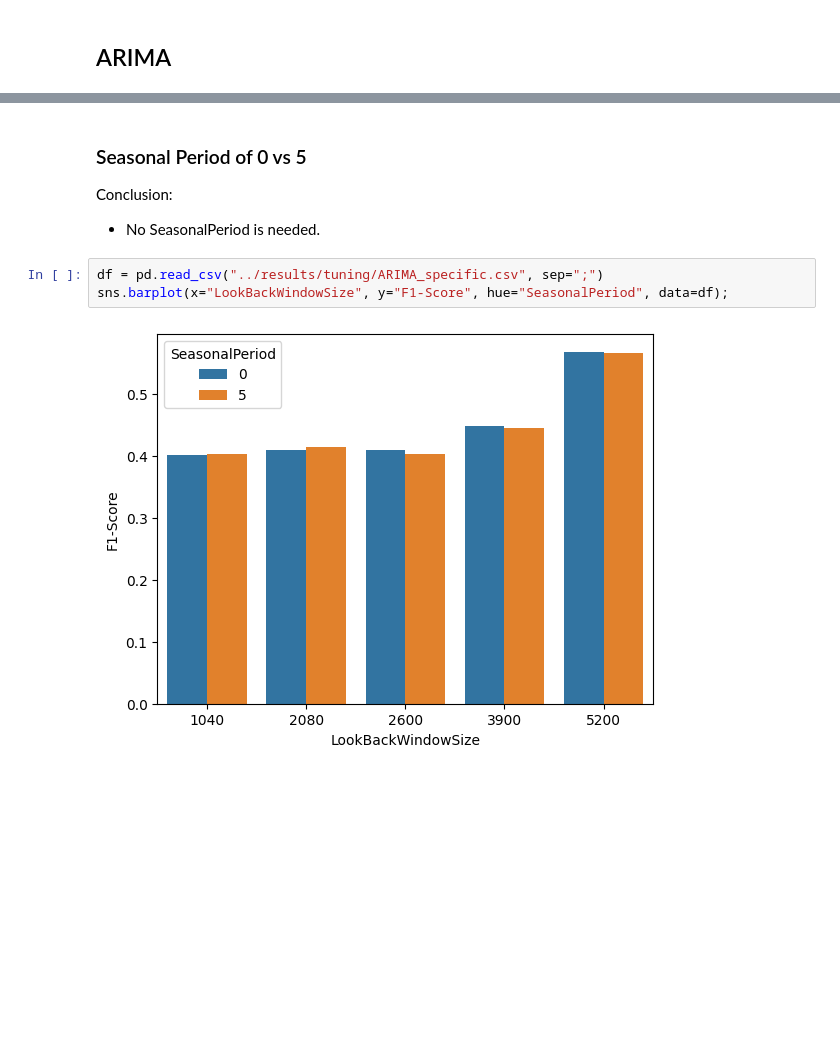
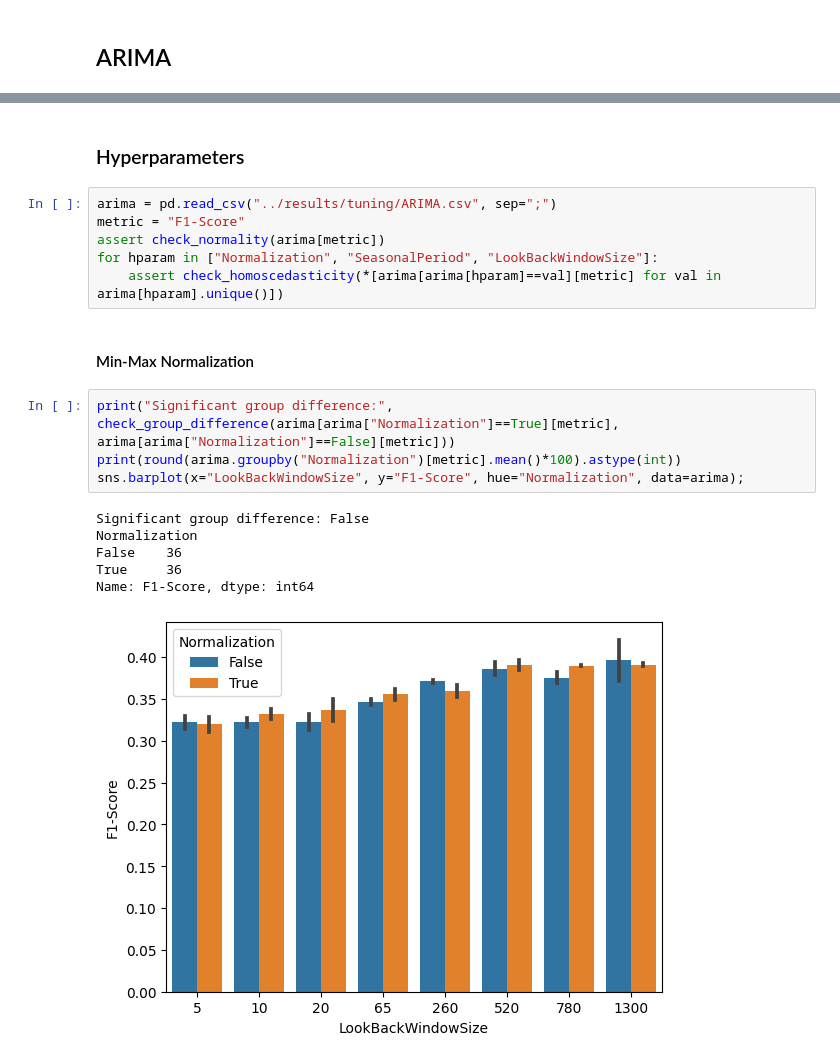
Before and after one commit to domreichl/trading-ml, a Jupyter notebook: notebooks/hypertuning_analysis_arima.ipynb, the cells around one changed output, grey strips where cells are left out. Drawn from its saved outputs; the diff is of its cells as text; blank space fills up the shorter version.

Commit message:
optionalize data normalization; retune ARIMA; add utils for statistical tests; finalize hypertuning_analysis_arima notebook

```diff
--- a/notebooks/hypertuning_analysis_arima.ipynb
+++ b/notebooks/hypertuning_analysis_arima.ipynb
@@ -76,10 +43,21 @@ Name: F1-Score, dtype: int64
-# %% [markdown]
-### Seasonal Period of 0 vs 5
-
-Conclusion:
-- No SeasonalPeriod is needed.
-# %%
-df = pd.read_csv("../results/tuning/ARIMA_specific.csv", sep=";")
-sns.barplot(x="LookBackWindowSize", y="F1-Score", hue="SeasonalPeriod", data=df);
-# %% [output]
-[figure, removed]
+# %% [markdown]
+### Hyperparameters
+# %%
+arima = pd.read_csv("../results/tuning/ARIMA.csv", sep=";")
+metric = "F1-Score"
+assert check_normality(arima[metric])
+for hparam in ["Normalization", "SeasonalPeriod", "LookBackWindowSize"]:
+    assert check_homoscedasticity(*[arima[arima[hparam]==val][metric] for val in arima[hparam].unique()])
+# %% [markdown]
+#### Min-Max Normalization
+# %%
+print("Significant group difference:", check_group_difference(arima[arima["Normalization"]==True][metric], arima[arima["Normalization"]==False][metric]))
+print(round(arima.groupby("Normalization")[metric].mean()*100).astype(int))
+sns.barplot(x="LookBackWindowSize", y="F1-Score", hue="Normalization", data=arima);
+# %% [output]
+Significant group difference: False
+Normalization
+False    36
+True     36
+Name: F1-Score, dtype: int64
+[figure, added]
```
Also changed, not shown: parts of 12 cells of this notebook, 8 other files.
